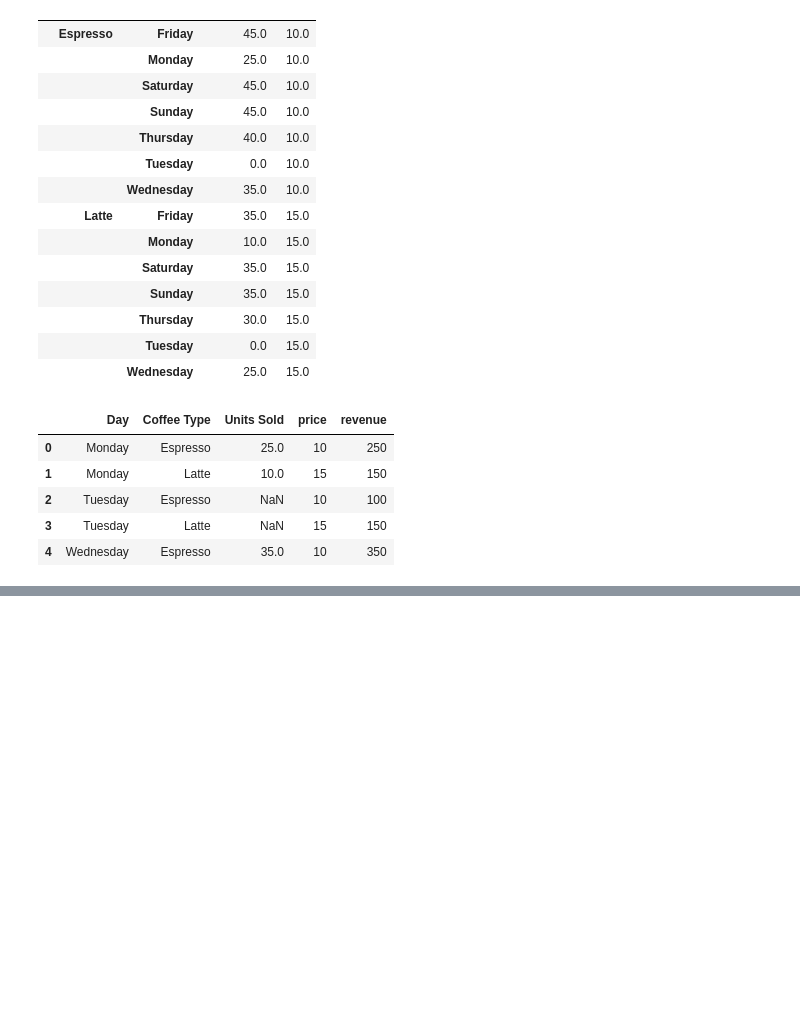
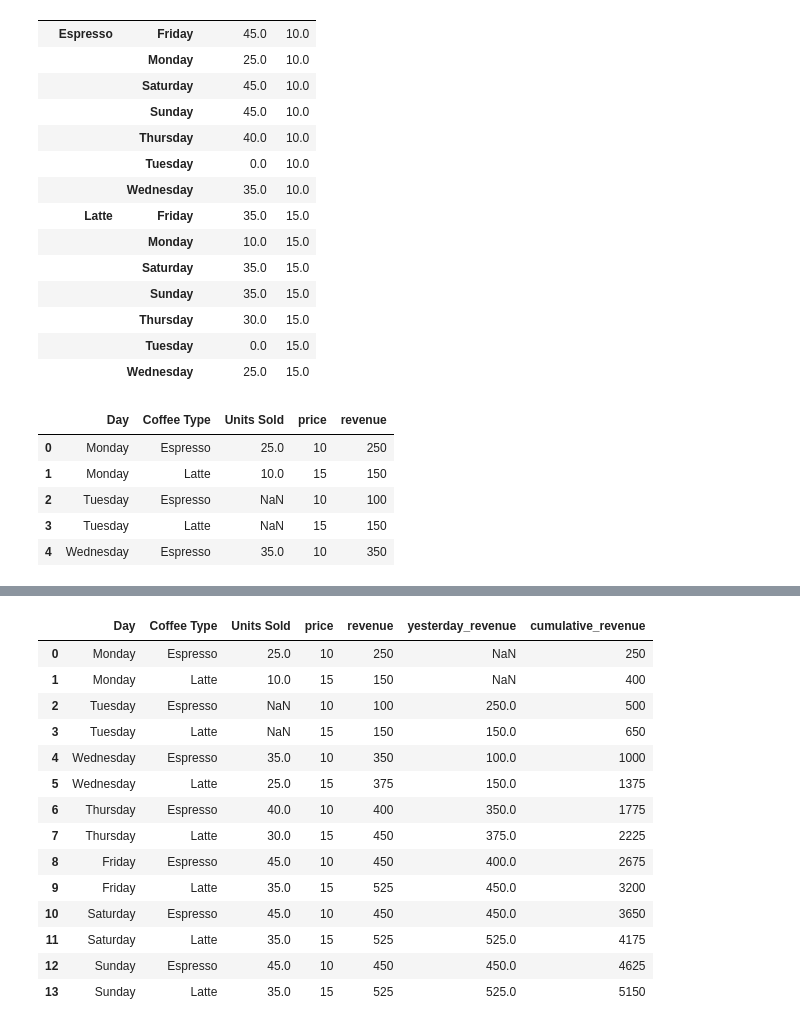
Before and after one commit to karthik4626/Pandas, a Jupyter notebook: pandas.ipynb, the cells around one changed output, grey strips where cells are left out. Cells and saved outputs as stored; diff of their text form; code cells hidden in the pictures; blank space fills up the shorter version.

Commit message:
Pivot table & Advanced Functionality

```diff
--- a/pandas.ipynb
+++ b/pandas.ipynb
@@ -778,0 +838,2 @@ coffee.head()
+# %%
+coffee["yesterday_revenue"]=coffee["revenue"].shift(2) # pass -ve values to shift backwards
@@ -778,0 +873,19 @@ coffee.head()
+# %%
+coffee["cumulative_revenue"]=coffee["revenue"].cumsum()
+coffee
+# %% [output]
+|  | Day | Coffee Type | Units Sold | price | revenue | yesterday_revenue | cumulative_revenue |
+| 0 | Monday | Espresso | 25.0 | 10 | 250 | NaN | 250 |
+| 1 | Monday | Latte | 10.0 | 15 | 150 | NaN | 400 |
+| 2 | Tuesday | Espresso | NaN | 10 | 100 | 250.0 | 500 |
+| 3 | Tuesday | Latte | NaN | 15 | 150 | 150.0 | 650 |
+| 4 | Wednesday | Espresso | 35.0 | 10 | 350 | 100.0 | 1000 |
+| 5 | Wednesday | Latte | 25.0 | 15 | 375 | 150.0 | 1375 |
+| 6 | Thursday | Espresso | 40.0 | 10 | 400 | 350.0 | 1775 |
+| 7 | Thursday | Latte | 30.0 | 15 | 450 | 375.0 | 2225 |
+| 8 | Friday | Espresso | 45.0 | 10 | 450 | 400.0 | 2675 |
+| 9 | Friday | Latte | 35.0 | 15 | 525 | 450.0 | 3200 |
+| 10 | Saturday | Espresso | 45.0 | 10 | 450 | 450.0 | 3650 |
+| 11 | Saturday | Latte | 35.0 | 15 | 525 | 525.0 | 4175 |
+| 12 | Sunday | Espresso | 45.0 | 10 | 450 | 450.0 | 4625 |
+| 13 | Sunday | Latte | 35.0 | 15 | 525 | 525.0 | 5150 |
```
Also changed, not shown: parts of 13 cells of this notebook.
